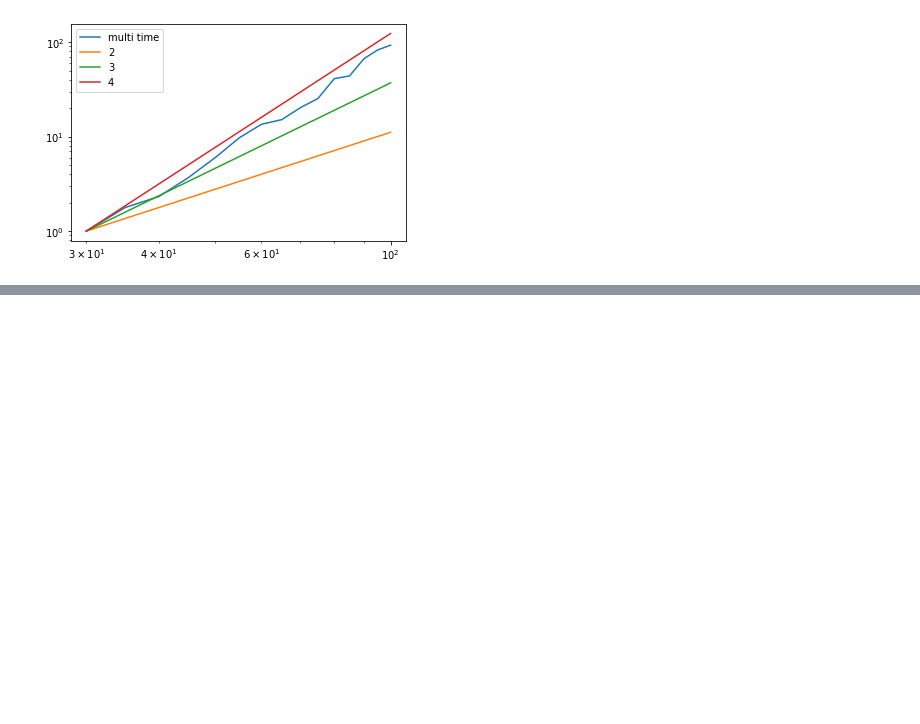
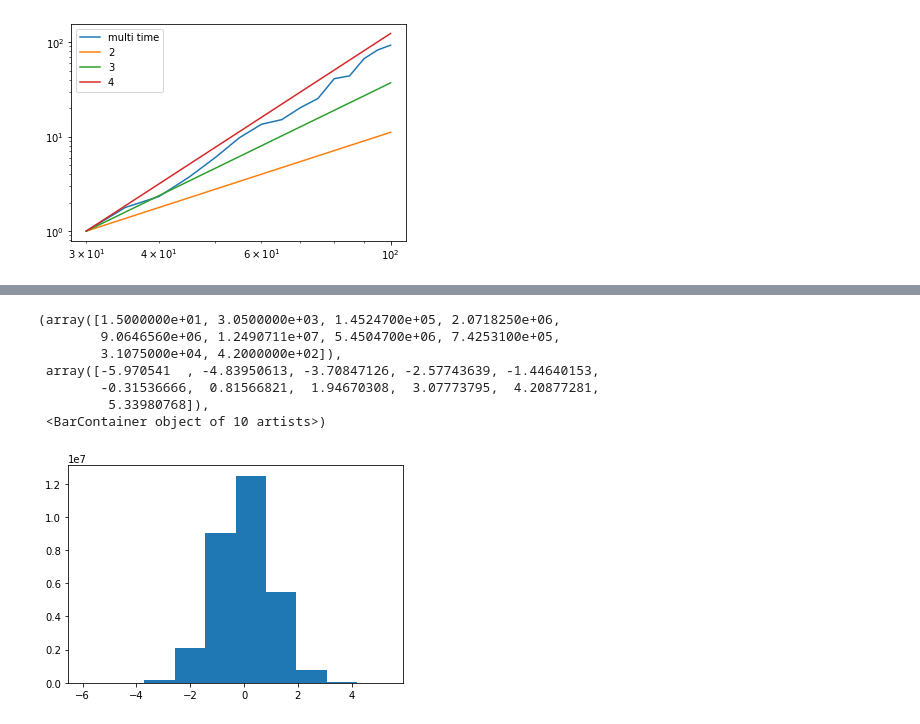
Before and after one commit to Noskario/github-upload, a Jupyter notebook: vizualisation_helper.ipynb, the cells around one changed output, grey strips where cells are left out. Saved outputs shown, nothing was run; the diff lists cells and outputs as text; code cells hidden in the pictures; blank space fills up the shorter version.

```diff
--- a/vizualisation_helper.ipynb
+++ b/vizualisation_helper.ipynb
@@ -388,0 +541,11 @@ g50=square_graph.SquareWilson(50,standardweights=False)
+# %%
+plt.hist(np.random.standard_normal(30_000_000),10)
+# %% [output]
+(array([1.5000000e+01, 3.0500000e+03, 1.4524700e+05, 2.0718250e+06,
+        9.0646560e+06, 1.2490711e+07, 5.4504700e+06, 7.4253100e+05,
+        3.1075000e+04, 4.2000000e+02]),
+ array([-5.970541  , -4.83950613, -3.70847126, -2.57743639, -1.44640153,
+        -0.31536666,  0.81566821,  1.94670308,  3.07773795,  4.20877281,
+         5.33980768]),
+ <BarContainer object of 10 artists>)
+[figure, added]
```
Also changed, not shown: parts of 62 cells of this notebook, 2 other files.
